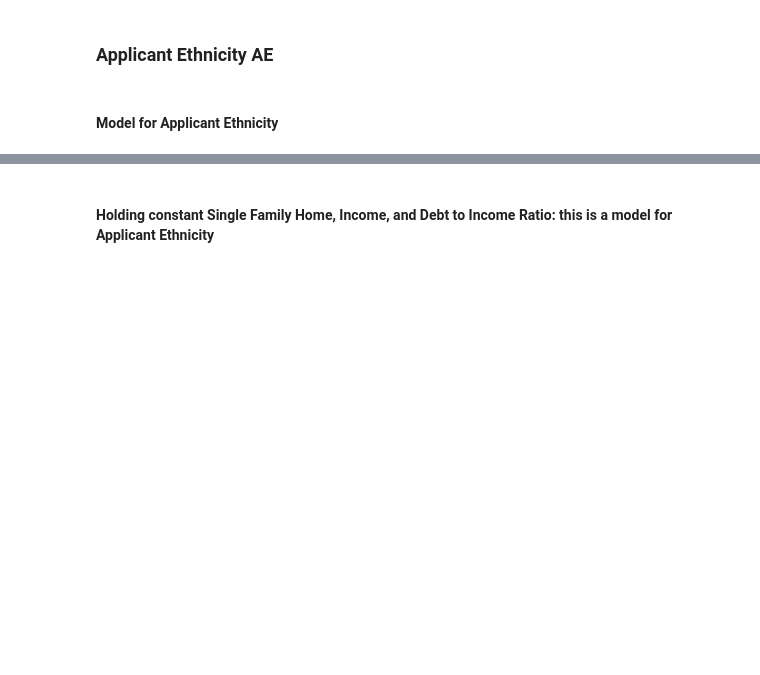
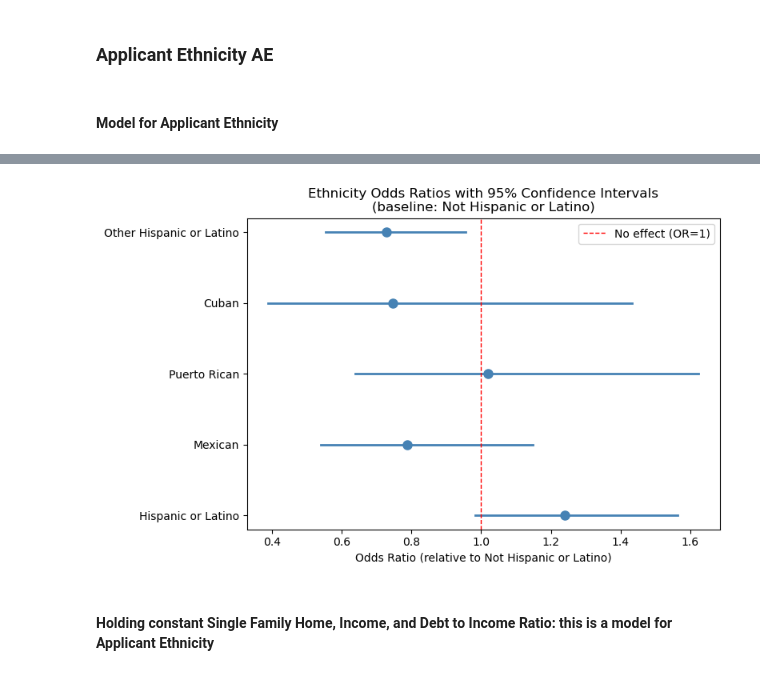
Before and after one commit to catdgomez/redlined_by_algorithm, a Jupyter notebook: notebooks/redlined_by_algorithm_exploratory.ipynb, the cells around one changed output, grey strips where cells are left out. Cells and saved outputs as stored; diff of their text form; code cells hidden in the pictures; blank space fills up the shorter version.

```diff
--- a/notebooks/redlined_by_algorithm_exploratory.ipynb
+++ b/notebooks/redlined_by_algorithm_exploratory.ipynb
@@ -1117,3 +1129,27 @@ dtype: float64
+# %%
+fig, ax = plt.subplots(figsize=(8, 5))
+
+# Convert to odds ratios
+coefs_or = np.exp(coefs)
+conf_or = np.exp(conf)
+
+for i, (var, label) in enumerate(zip(ethnicity_vars, labels)):
+    ax.plot([conf_or.loc[var, 0], conf_or.loc[var, 1]], [i, i], color='steelblue', linewidth=2)
+    ax.plot(coefs_or[var], i, 'o', color='steelblue', markersize=8)
+
+# Reference line at 1 instead of 0
+ax.axvline(1, color='red', linestyle='--', linewidth=1, label='No effect (OR=1)')
+
+ax.set_yticks(range(len(labels)))
+ax.set_yticklabels(labels)
+ax.set_xlabel('Odds Ratio (relative to Not Hispanic or Latino)')
+ax.set_title('Ethnicity Odds Ratios with 95% Confidence Intervals\n(baseline: Not Hispanic or Latino)')
+ax.legend()
+plt.tight_layout()
+plt.savefig('../images/ae_odds_ratios_w_95perct_conf_int_baseline_not_hispanic.png', bbox_inches='tight')
+plt.show()
+# %% [output]
+[figure, added]
 # %% [markdown]
 #### Holding constant Single Family Home, Income, and Debt to Income Ratio: this is a model for Applicant Ethnicity
 # %%
```
Also changed, not shown: parts of 8 cells of this notebook, 2 other files.
